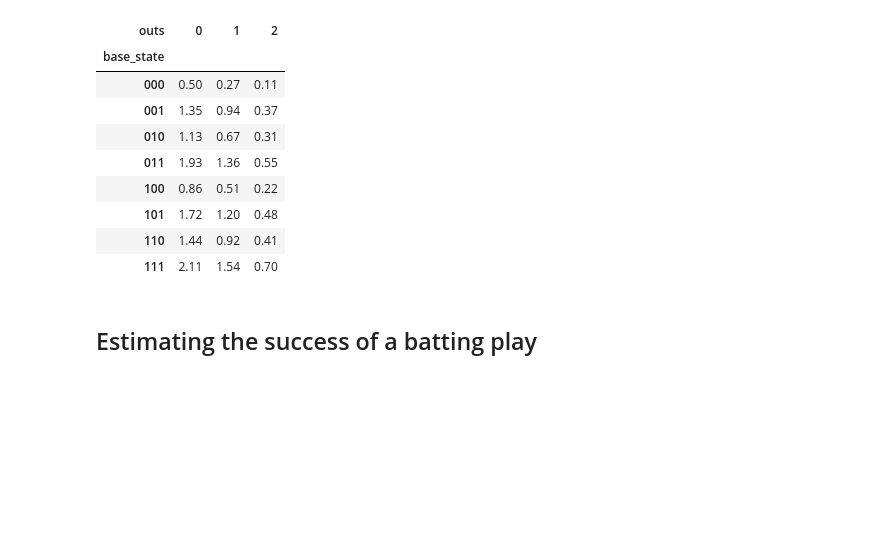
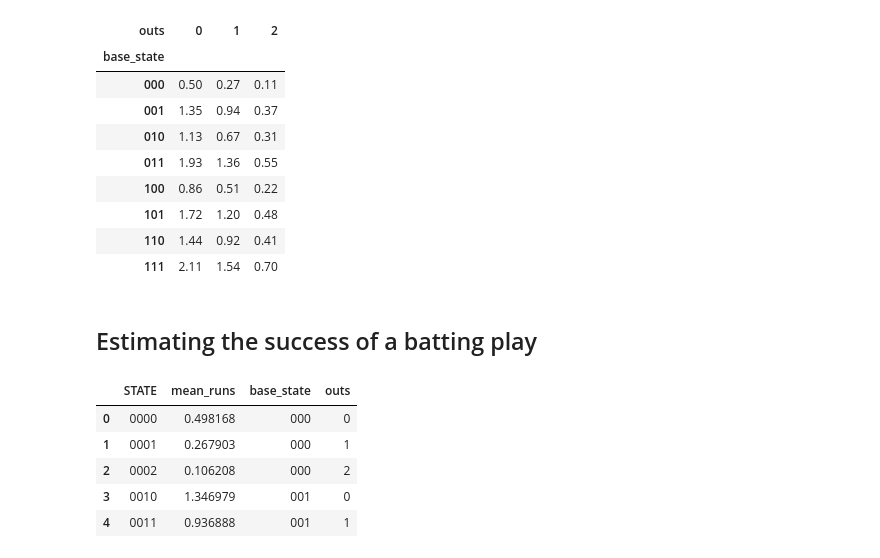
Before and after one commit to fonnesbeck/baseball, a Jupyter notebook: notebooks/Run Expectancy.ipynb, the cells around one changed output. Cells and saved outputs as stored; diff of their text form; code cells hidden in the pictures; blank space fills up the shorter version.

```diff
--- a/notebooks/Run Expectancy.ipynb
+++ b/notebooks/Run Expectancy.ipynb
@@ -93,3 +96,12 @@ expected_runs.pivot(index='base_state', columns='outs', values='mean_runs').roun
 | 111 | 2.11 | 1.54 | 0.70 |
 # %% [markdown]
 ## Estimating the success of a batting play
+# %%
+expected_runs.head()
+# %% [output]
+|  | STATE | mean_runs | base_state | outs |
+| 0 | 0000 | 0.498168 | 000 | 0 |
+| 1 | 0001 | 0.267903 | 000 | 1 |
+| 2 | 0002 | 0.106208 | 000 | 2 |
+| 3 | 0010 | 1.346979 | 001 | 0 |
+| 4 | 0011 | 0.936888 | 001 | 1 |
```
Also changed, not shown: parts of 10 cells of this notebook, 1 other file.
